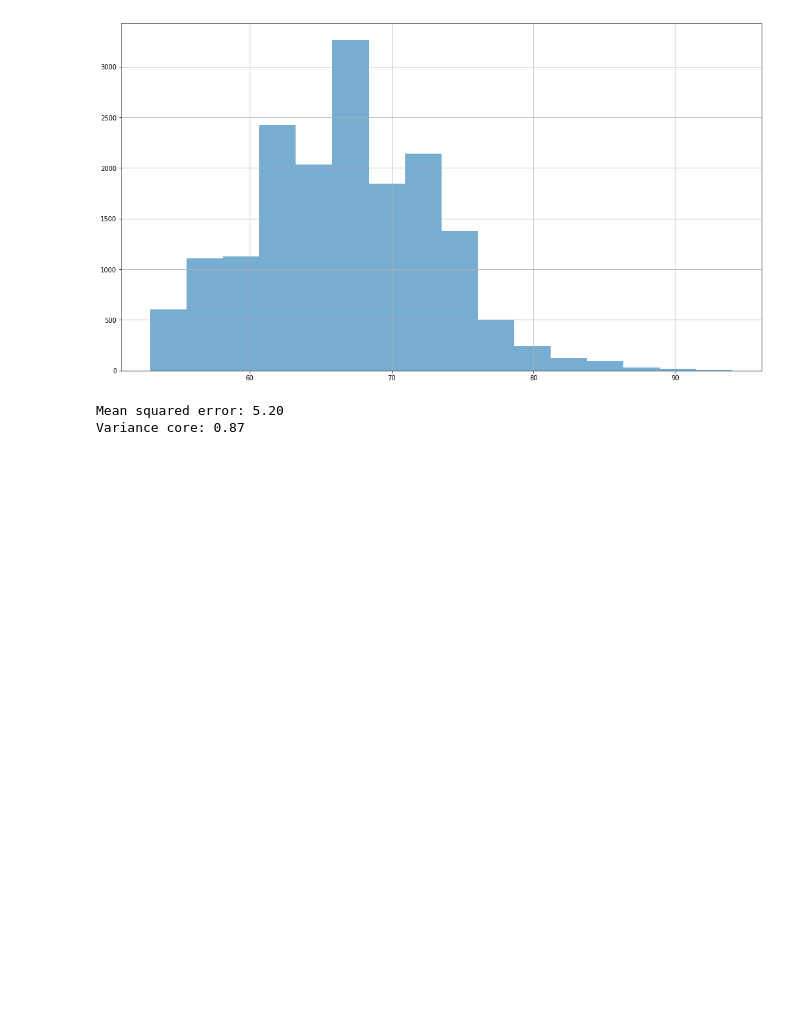
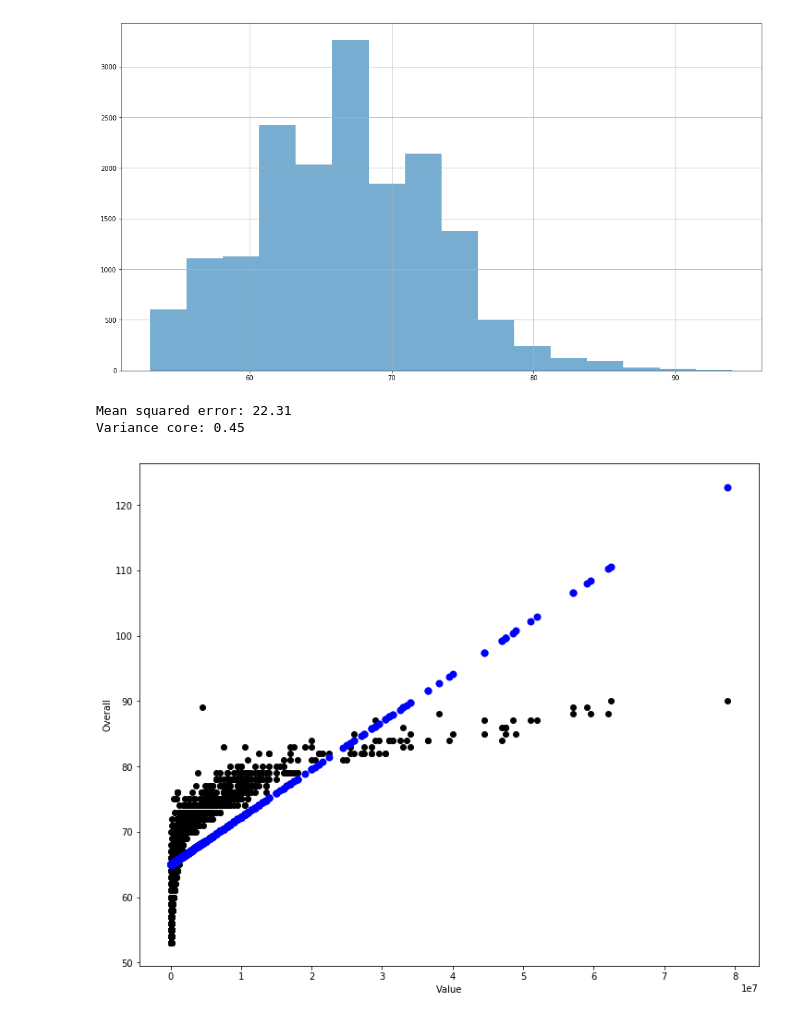
Before and after one commit to saidsef/ff18, a Jupyter notebook: ff18-ml.ipynb, the cells around one changed output. Drawn from its saved outputs; the diff is of its cells as text; code cells hidden in the pictures; blank space fills up the shorter version.

```diff
--- a/ff18-ml.ipynb
+++ b/ff18-ml.ipynb
@@ -138,10 +144,19 @@ ytest = test[['Overall']]
 # %%
 # Linear Regression
 clf = LinearRegression()
-clf.fit(xtrain, ytrain.values.ravel())
+clf.fit(xtrain, ytrain)
 lr_ypred = clf.predict(xtest)
 print("Mean squared error: {:.2f}".format(mean_squared_error(ytest,lr_ypred)))
 print("Variance core: {:.2f}".format(r2_score(ytest, lr_ypred)))
 # %% [output]
-Mean squared error: 5.20
-Variance core: 0.87
+Mean squared error: 22.31
+Variance core: 0.45
+# %%
+plt.figure(figsize=(12, 10))
+plt.scatter(xtest['ValueNum'], ytest['Overall'], color='black')
+plt.scatter(xtest['ValueNum'], lr_ypred, linewidth=2, color='blue')
+plt.xlabel("Value")
+plt.ylabel("Overall")
+plt.show()
+# %% [output]
+[figure, added]
```
Also changed, not shown: parts of 9 cells of this notebook.
